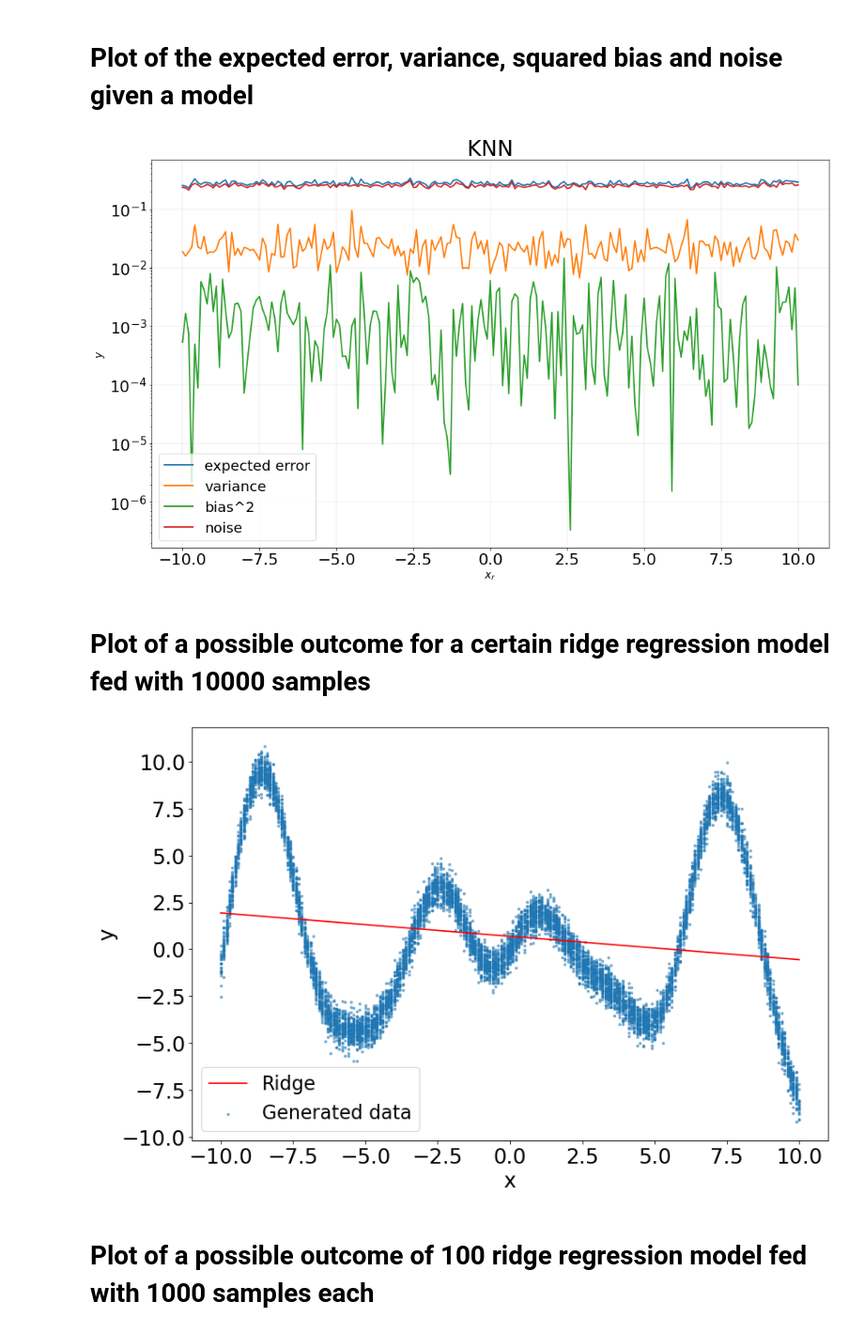
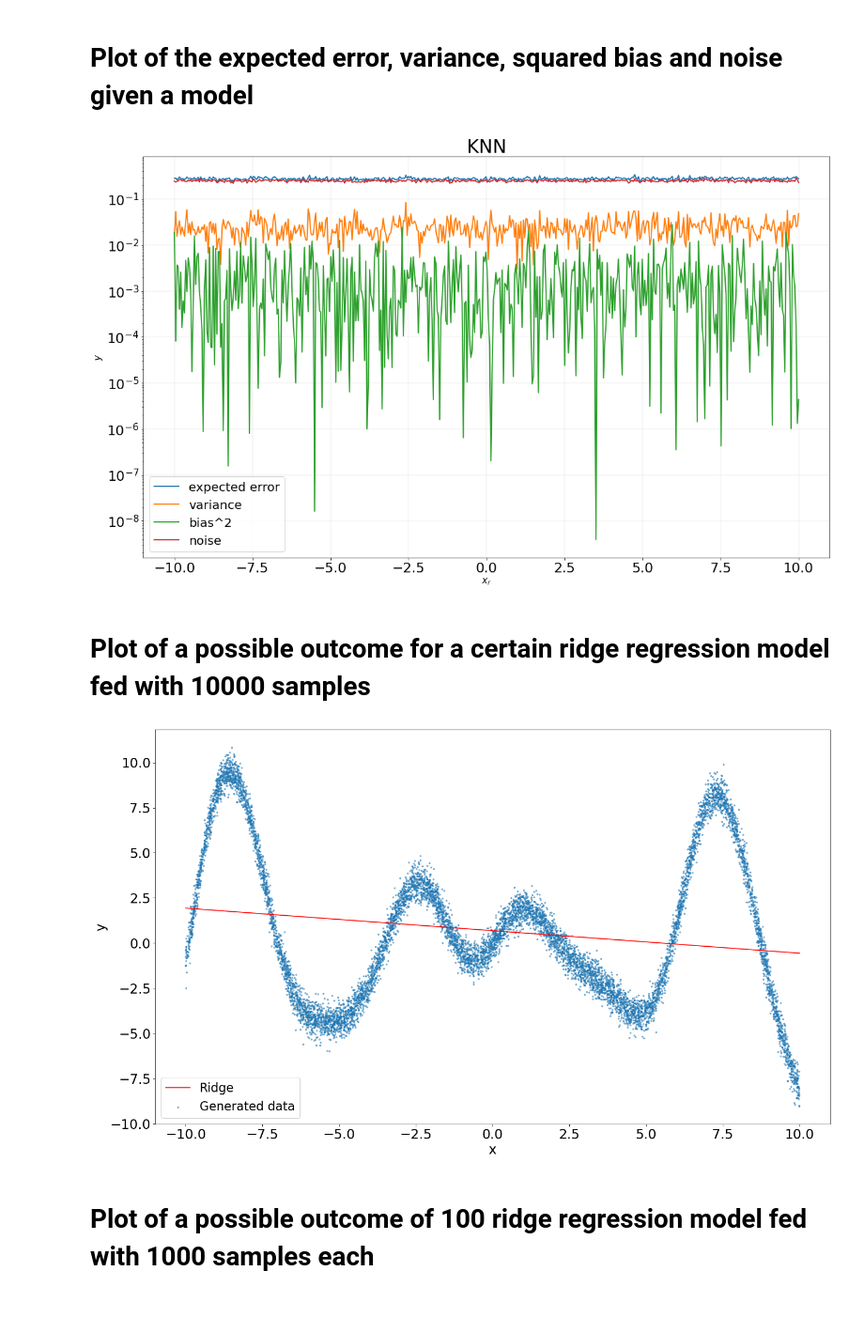
Before and after one commit to Julien-Gustin/ELEN0062-Machine-Learning, a Jupyter notebook: P2/src/2d.ipynb, the cells around one changed output. Shown: that part at 94% size. Drawn from its saved outputs; the diff is of its cells as text; code cells hidden in the pictures; blank space fills up the shorter version.

```diff
--- a/P2/src/2d.ipynb
+++ b/P2/src/2d.ipynb
@@ -21,6 +21,7 @@ n_LS = 10
 N_samples = 10000
 
 X, y = make_data(N_samples=N_samples*n_LS)
+x0 = np.linspace(-10, 10, 500)
 # %% [markdown]
 ## *step (i) -> (vi)*
 # %%
@@ -39,12 +43,12 @@ error = p.get_expected_error()
 # %%
-model = 1 # [0, 1]
+model = KNN #
 model_name = ["Ridge", "KNN"]
 plt.rcParams.update({'font.size': 22})
-plt.figure(figsize=(17, 10))
-plt.plot(p.get_unique(), error[model], lw=2)
-plt.plot(p.get_unique(), var[model], lw=2)
-plt.plot(p.get_unique(), bias_2[model],lw=2)
-plt.plot(p.get_unique(), noise, lw=2)
+plt.figure(figsize=(20, 12))
+plt.plot(x0, error[model], lw=2)
+plt.plot(x0, var[model], lw=2)
+plt.plot(x0, bias_2[model],lw=2)
+plt.plot(x0, noise, lw=2)
 plt.legend(["expected error", "variance", "bias^2", "noise"], fontsize=20)
 plt.xlabel('$x_r$', fontsize=15)
 plt.ylabel('$y$', fontsize=15)
@@ -52,21 +56,19 @@ plt.title(model_name[model], fontsize=30)
 plt.grid(True, linewidth=.2)
 plt.yscale("log")
 # %% [output]
-[figure, old version]
+[figure, new version]
 # %% [markdown]
 # Plot of a possible outcome for a certain ridge regression model fed with 10000 samples
 # %%
 model = Ridge(alpha=1.0)
 model.fit(X[:10000].reshape(-1, 1), y[:10000].reshape(-1, 1))
-X_unique = p.get_unique()
-y_pred = model.predict(X_unique.reshape(-1, 1))
-
+y_pred = model.predict(x0.reshape(-1, 1))
 plot_data(X[:10000], y[:10000])
-plt.plot(X_unique, y_pred, "r",)
+plt.plot(x0, y_pred, "r",)
 plt.legend(["Ridge", "Generated data"], fontsize=20)
 plt.show()
 # %% [output]
-[figure, old version]
+[figure, new version]
 # %% [markdown]
 # Plot of a possible outcome of 100 ridge regression model fed with 1000 samples each
 # %%
```
Also changed, not shown: parts of 6 cells of this notebook, 16 other files.
